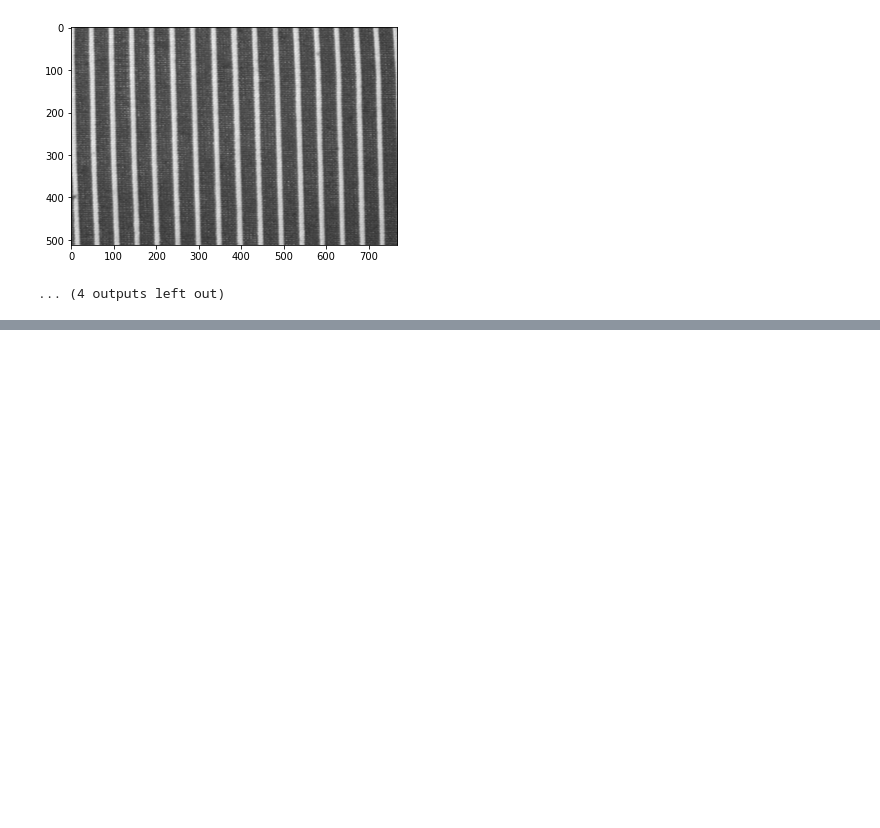
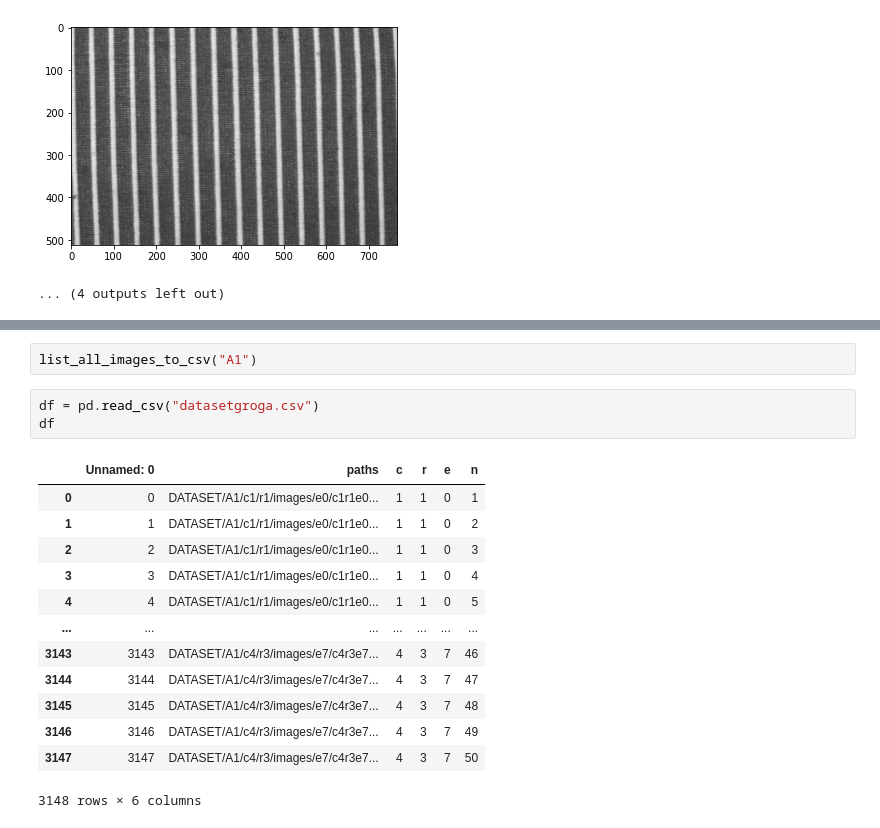
Before and after one commit to Haradai/HACKEPS2022_uglyfabric, a Jupyter notebook: Groga.ipynb, the cells around one changed output, grey strips where cells are left out. Drawn from its saved outputs; the diff is of its cells as text; blank space fills up the shorter version.

```diff
--- a/Groga.ipynb
+++ b/Groga.ipynb
@@ -63,0 +97,19 @@ r3
+# %%
+list_all_images_to_csv("A1")
+# %%
+df = pd.read_csv("datasetgroga.csv")
+df
+# %% [output]
+|  | Unnamed: 0 | paths | c | r | e | n |
+| 0 | 0 | DATASET/A1/c1/r1/images/e0/c1r1e0... | 1 | 1 | 0 | 1 |
+| 1 | 1 | DATASET/A1/c1/r1/images/e0/c1r1e0... | 1 | 1 | 0 | 2 |
+| 2 | 2 | DATASET/A1/c1/r1/images/e0/c1r1e0... | 1 | 1 | 0 | 3 |
+| 3 | 3 | DATASET/A1/c1/r1/images/e0/c1r1e0... | 1 | 1 | 0 | 4 |
+| 4 | 4 | DATASET/A1/c1/r1/images/e0/c1r1e0... | 1 | 1 | 0 | 5 |
+| ... | ... | ... | ... | ... | ... | ... |
+| 3143 | 3143 | DATASET/A1/c4/r3/images/e7/c4r3e7... | 4 | 3 | 7 | 46 |
+| 3144 | 3144 | DATASET/A1/c4/r3/images/e7/c4r3e7... | 4 | 3 | 7 | 47 |
+| 3145 | 3145 | DATASET/A1/c4/r3/images/e7/c4r3e7... | 4 | 3 | 7 | 48 |
+| 3146 | 3146 | DATASET/A1/c4/r3/images/e7/c4r3e7... | 4 | 3 | 7 | 49 |
+| 3147 | 3147 | DATASET/A1/c4/r3/images/e7/c4r3e7... | 4 | 3 | 7 | 50 |
+3148 rows × 6 columns
```
Also changed, not shown: parts of 5 cells of this notebook, 3 other files.
